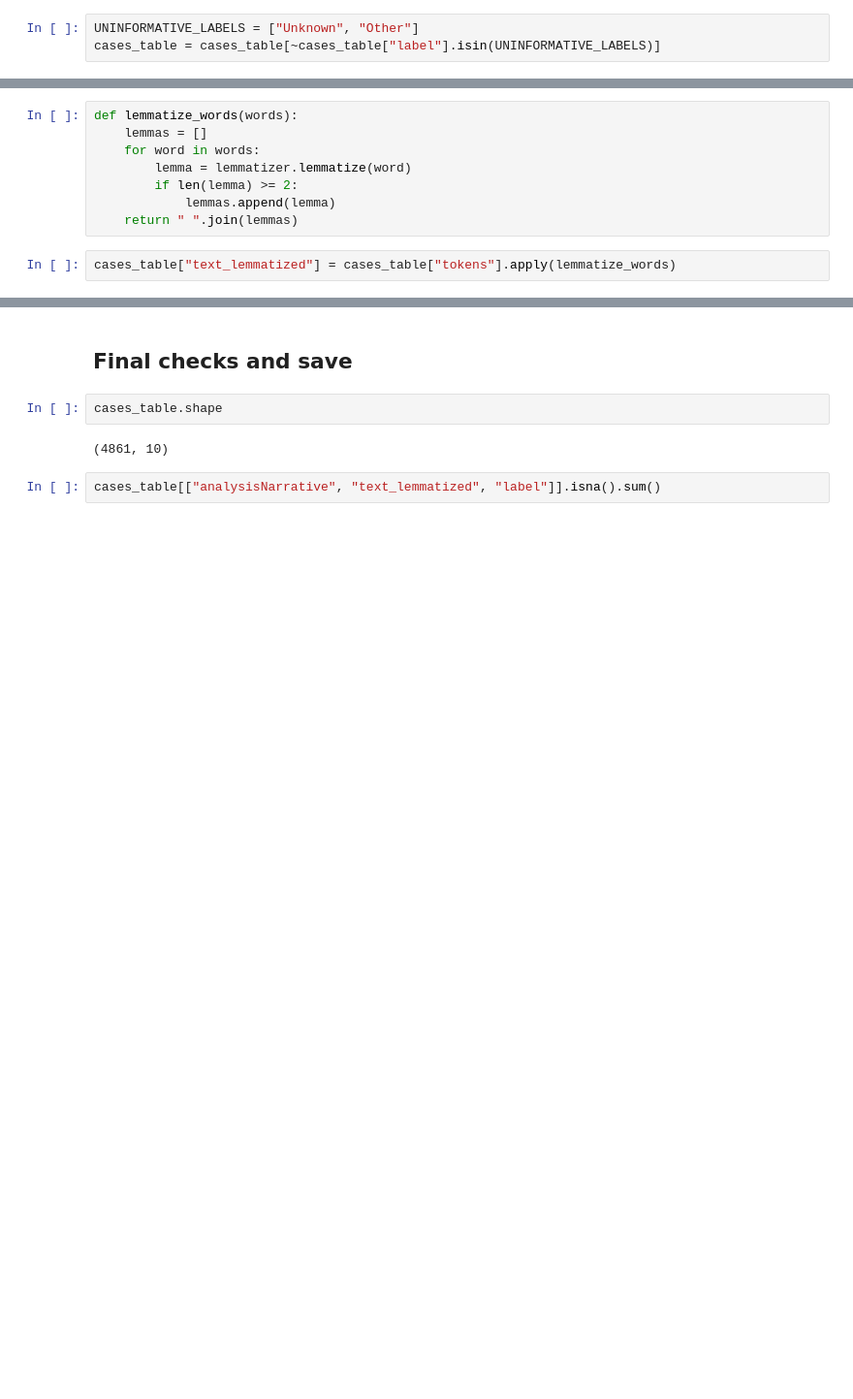
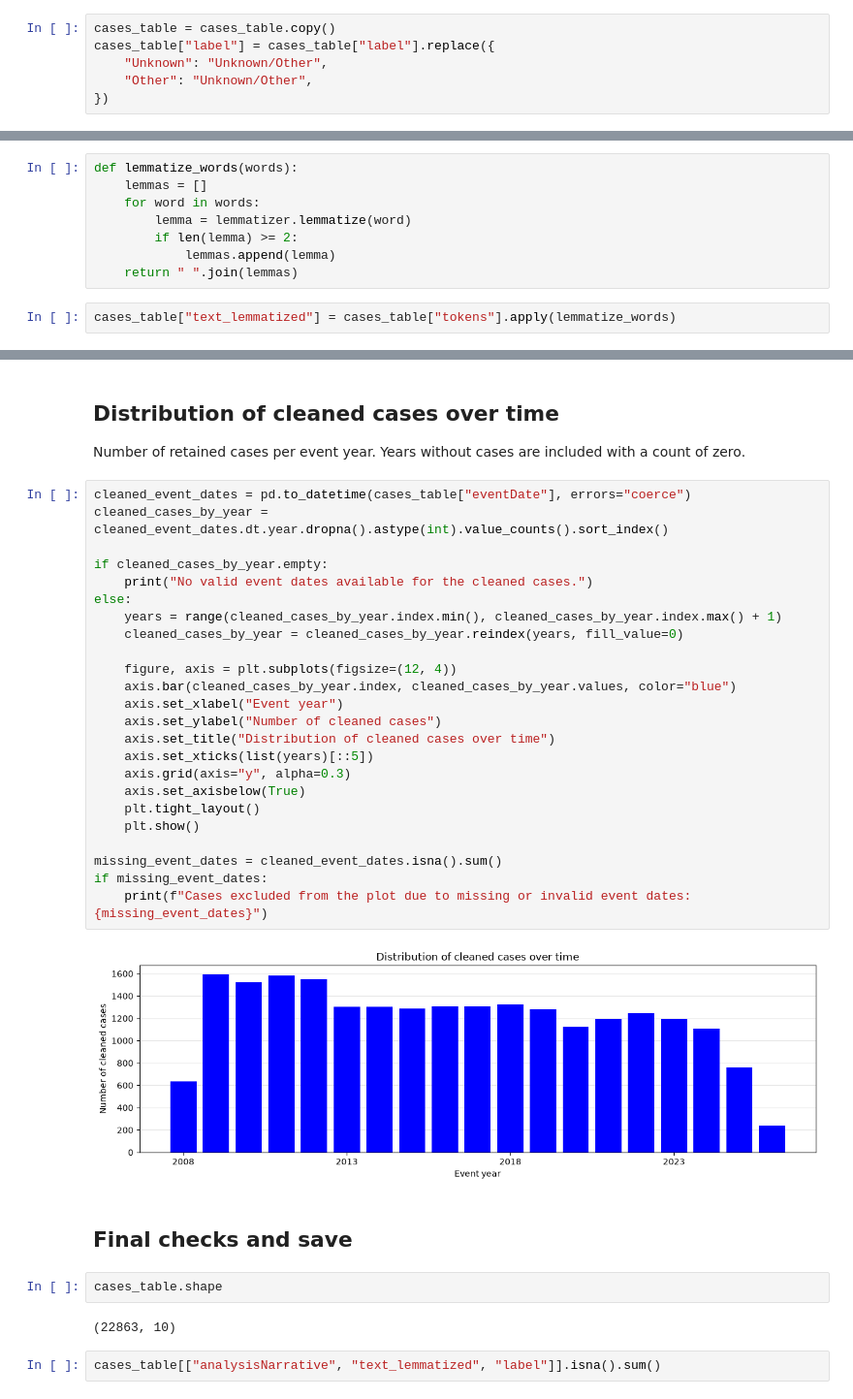
Before and after one commit to Solka99/AviationIncidents, a Jupyter notebook: data_cleaning.ipynb, the cells around one changed output, grey strips where cells are left out. Shown at 97% size. Saved outputs shown, nothing was run; the diff lists cells and outputs as text; blank space fills up the shorter version.

Commit message:
Merge other and unknown label, add distribution plot

```diff
--- a/data_cleaning.ipynb
+++ b/data_cleaning.ipynb
@@ -105,4 +105,7 @@ Cases with one defining event: 5501
 # %%
-UNINFORMATIVE_LABELS = ["Unknown", "Other"]
-cases_table = cases_table[~cases_table["label"].isin(UNINFORMATIVE_LABELS)]
+cases_table = cases_table.copy()
+cases_table["label"] = cases_table["label"].replace({
+    "Unknown": "Unknown/Other",
+    "Other": "Unknown/Other",
+})
 # %%
@@ -189,9 +195,38 @@ LEMMATIZED: pilot reported descent destination airport saw bird flying left righ
+# %% [markdown]
+## Distribution of cleaned cases over time
+Number of retained cases per event year. Years without cases are included with a count of zero.
+# %%
+cleaned_event_dates = pd.to_datetime(cases_table["eventDate"], errors="coerce")
+cleaned_cases_by_year = cleaned_event_dates.dt.year.dropna().astype(int).value_counts().sort_index()
+
+if cleaned_cases_by_year.empty:
+    print("No valid event dates available for the cleaned cases.")
+else:
+    years = range(cleaned_cases_by_year.index.min(), cleaned_cases_by_year.index.max() + 1)
+    cleaned_cases_by_year = cleaned_cases_by_year.reindex(years, fill_value=0)
+
+    figure, axis = plt.subplots(figsize=(12, 4))
+    axis.bar(cleaned_cases_by_year.index, cleaned_cases_by_year.values, color="blue")
+    axis.set_xlabel("Event year")
+    axis.set_ylabel("Number of cleaned cases")
+    axis.set_title("Distribution of cleaned cases over time")
+    axis.set_xticks(list(years)[::5])
+    axis.grid(axis="y", alpha=0.3)
+    axis.set_axisbelow(True)
+    plt.tight_layout()
+    plt.show()
+
+missing_event_dates = cleaned_event_dates.isna().sum()
+if missing_event_dates:
+    print(f"Cases excluded from the plot due to missing or invalid event dates: {missing_event_dates}")
+# %% [output]
+[figure, added]
 # %% [markdown]
 ## Final checks and save
 # %%
 cases_table.shape
 # %% [output]
-(4861, 10)
+(22863, 10)
 # %%
 cases_table[["analysisNarrative", "text_lemmatized", "label"]].isna().sum()
 # %% [output]
```
Also changed, not shown: parts of 11 cells of this notebook.
